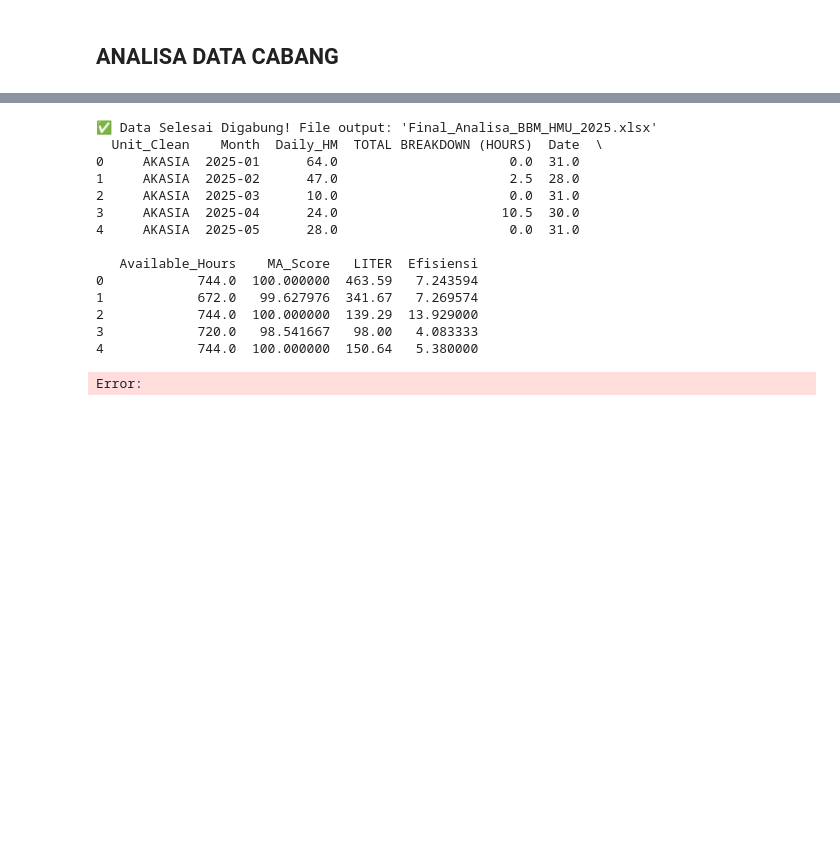
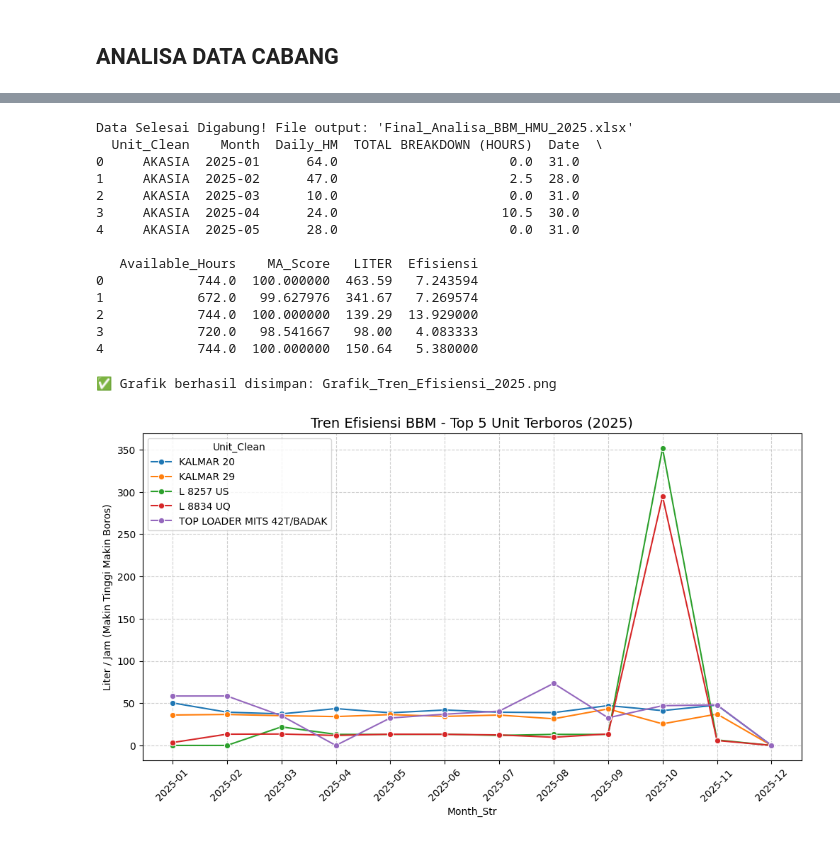
Before and after one commit to MichaelSugiarto/Analisa-Penggunaan-Bahan-Bakar-Alat-Berat, a Jupyter notebook: ideAnalisaBBM.ipynb, the cells around one changed output, grey strips where cells are left out. Drawn from its saved outputs; the diff is of its cells as text; code cells hidden in the pictures; blank space fills up the shorter version.

```diff
--- a/ideAnalisaBBM.ipynb
+++ b/ideAnalisaBBM.ipynb
@@ -1069,10 +1064,10 @@ df_final['Efisiensi'] = df_final.apply(hitung_eff, axis=1)
 
 # Simpan ke Excel untuk dicek manual
 df_final.to_excel("Final_Analisa_BBM_HMU_2025.xlsx", index=False)
-print("✅ Data Selesai Digabung! File output: 'Final_Analisa_BBM_HMU_2025.xlsx'")
+print("File output: 'Final_Analisa_BBM_HMU_2025.xlsx'")
 print(df_final.head())
 # %% [output]
-✅ Data Selesai Digabung! File output: 'Final_Analisa_BBM_HMU_2025.xlsx'
+Data Selesai Digabung! File output: 'Final_Analisa_BBM_HMU_2025.xlsx'
   Unit_Clean    Month  Daily_HM  TOTAL BREAKDOWN (HOURS)  Date  \
 0     AKASIA  2025-01      64.0                      0.0  31.0
 1     AKASIA  2025-02      47.0                      2.5  28.0
@@ -1087,25 +1082,25 @@ print(df_final.head())
 3            720.0   98.541667   98.00   4.083333
 4            744.0  100.000000  150.64   5.380000
 # %%
-# Filter Unit yang datanya cukup lengkap (minimal 6 bulan aktif)
-unit_counts = df_final.groupby('Unit_Clean')['Month'].count()
-valid_units = unit_counts[unit_counts >= 6].index
-df_viz = df_final[df_final['Unit_Clean'].isin(valid_units)].copy()
-
-# Konversi Bulan ke String untuk Plotting
-df_viz['Month_Str'] = df_viz['Month'].astype(str)
-
-# Ambil Top 5 Unit Paling Boros (Secara Rata-rata Liter/Jam)
+# Ambil Top 5 Unit Paling Boros
 top_boros = df_viz.groupby('Unit_Clean')['Efisiensi'].mean().nlargest(5).index
 
 plt.figure(figsize=(12, 6))
 sns.lineplot(data=df_viz[df_viz['Unit_Clean'].isin(top_boros)],
              x='Month_Str', y='Efisiensi', hue='Unit_Clean', marker='o')
 
-plt.title('Tren Efisiensi BBM - Top 5 Unit Terboros (2025)')
+plt.title('Tren Efisiensi BBM - Top 5 Unit Terboros (2025)', fontsize=14)
 plt.ylabel('Liter / Jam (Makin Tinggi Makin Boros)')
 plt.xticks(rotation=45)
-plt.grid(True)
+plt.grid(True, linestyle='--', alpha=0.6)
+
+# --- BAGIAN TAMBAHAN UNTUK SAVE GAMBAR ---
+nama_file_1 = 'Grafik_Tren_Efisiensi_2025.png'
+# bbox_inches='tight' agar tulisan di pinggir tidak terpotong
+plt.savefig(nama_file_1, dpi=300, bbox_inches='tight')
+print(f"Grafik berhasil disimpan: {nama_file_1}")
+
 plt.show()
 # %% [output]
-Error:
+✅ Grafik berhasil disimpan: Grafik_Tren_Efisiensi_2025.png
+[figure, added]
```
Also changed, not shown: parts of 5 cells of this notebook.
